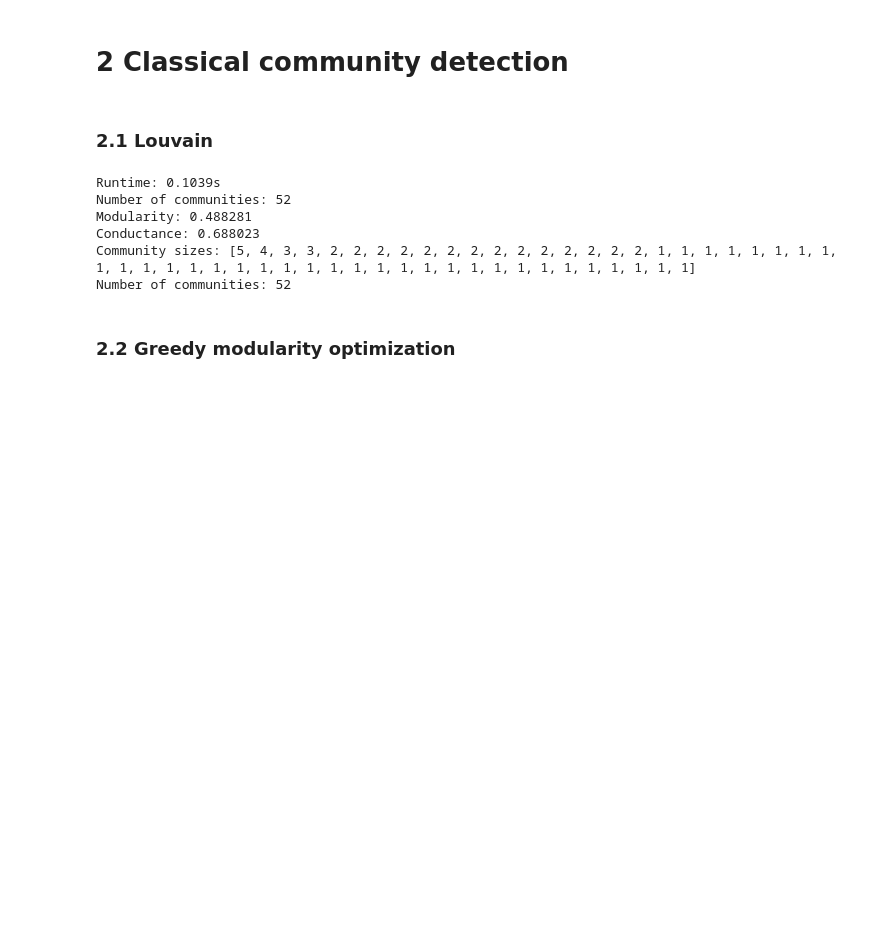
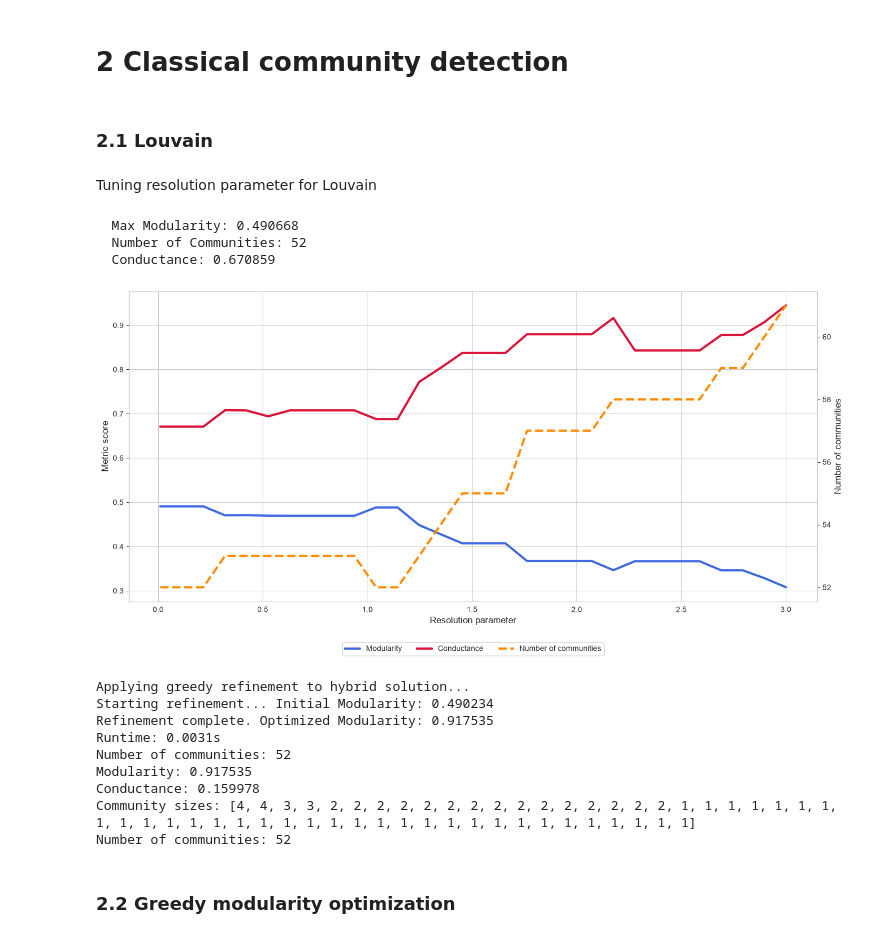
Before and after one commit to c-carolinel/jc, a Jupyter notebook: 2_community_detection.ipynb, the cells around one changed output. Drawn from its saved outputs; the diff is of its cells as text; code cells hidden in the pictures; blank space fills up the shorter version.

Commit message:
fixed louvain resolution & added refinement to everything..aka point3

```diff
--- a/2_community_detection.ipynb
+++ b/2_community_detection.ipynb
@@ -145,13 +180,72 @@ def compute_conductance(partition, A):
 # %% [markdown]
 ### 2.1 Louvain
+# %% [markdown]
+Tuning resolution parameter for Louvain
+# %%
+resolution_range = np.linspace(0.01, 3.0, 30)
+tuning_results = []
+for res in resolution_range:
+    start_time = time.time()
+    # run Louvain with specified resolution
+    communities_louvain = list(nx.community.louvain_communities(G_undirected, seed=42, resolution=res))
+    runtime = time.time() - start_time
+
+    # calculate/post process
+    partition_louvain = communities_to_partition(communities_louvain)
+    modularity_louvain = compute_modularity(partition_louvain, A)
+    conductance_louvain = compute_conductance(partition_louvain, A)
+
+    tuning_results.append({
+        'resolution': res,
+        'num_communities': len(communities_louvain),
+        'modularity': modularity_louvain,
+        'conductance': conductance_louvain,
+        'runtime': runtime
+    })
+
+df_tuning = pd.DataFrame(tuning_results)
+
+best_mod_row = df_tuning.loc[df_tuning['modularity'].idxmax()]
+
+print(f"  Max Modularity: {best_mod_row['modularity']:.6f}")
+print(f"  Number of Communities: {int(best_mod_row['num_communities'])}")
+print(f"  Conductance: {best_mod_row['conductance']:.6f}")
+
+fig, ax1 = plt.subplots(figsize=(14, 7))
+
+sns.lineplot(data=df_tuning, x='resolution', y='modularity', ax=ax1, label='Modularity', color='royalblue',linewidth=3)
+sns.lineplot(data=df_tuning, x='resolution', y='conductance', ax=ax1, label='Conductance', color='crimson', linewidth=3)
+ax1.set_ylabel('Metric score', fontsize=12)
+ax1.set_xlabel('Resolution parameter', fontsize=12)
+
+ax2 = ax1.twinx()
+sns.lineplot(data=df_tuning, x='resolution', y='num_communities', ax=ax2, label='Number of communities', color='darkorange', linestyle='--', linewidth=3)
+ax2.set_ylabel('Number of communities', fontsize=12)
+ax2.grid(False)
+
+# sync legends
+lines1, labels1 = ax1.get_legend_handles_labels()
+lines2, labels2 = ax2.get_legend_handles_labels()
+ax1.get_legend().remove()
+ax2.legend(lines1 + lines2, labels1 + labels2, loc='upper center', bbox_to_anchor=(0.5, -0.12), ncol=3, frameon=True)
+
+plt.tight_layout()
+plt.show()
+# %% [output]
+  Max Modularity: 0.490668
+  Number of Communities: 52
+  Conductance: 0.670859
+[figure, added]
 # %%
 start_time = time.time()
-communities_louvain = list(nx.community.louvain_communities(G_undirected, seed=42))
+#maximized modularity & lowest conductance at resolution = 0.5
+communities_louvain = list(nx.community.louvain_communities(G_undirected, seed=42, resolution=0.5))
 louvain_runtime = time.time() - start_time
 
 partition_louvain = communities_to_partition(communities_louvain)
-modularity_louvain = compute_modularity(partition_louvain, A)
-conductance_louvain = compute_conductance(partition_louvain, A)
+partition_louvain_optimized = greedy_refinement(A, partition_louvain)
+modularity_louvain = compute_modularity(partition_louvain_optimized, A)
+conductance_louvain = compute_conductance(partition_louvain_optimized, A)
 
 print(f"Runtime: {louvain_runtime:.4f}s")
 print(f"Number of communities: {len(communities_louvain)}")
@@ -160,11 +254,14 @@ print(f"Conductance: {conductance_louvain:.6f}")
 print(f"Community sizes: {sorted([len(c) for c in communities_louvain], reverse=True)}")
 print(f"Number of communities: {len(communities_louvain)}")
 # %% [output]
-Runtime: 0.1039s
+Applying greedy refinement to hybrid solution...
+Starting refinement... Initial Modularity: 0.490234
+Refinement complete. Optimized Modularity: 0.917535
+Runtime: 0.0031s
 Number of communities: 52
-Modularity: 0.488281
-Conductance: 0.688023
-Community sizes: [5, 4, 3, 3, 2, 2, 2, 2, 2, 2, 2, 2, 2, 2, 2, 2, 2, 2, 1, 1, 1, 1, 1, 1, 1, 1, 1, 1, 1, 1, 1, 1, 1, 1, 1, 1, 1, 1, 1, 1, 1, 1, 1, 1, 1, 1, 1, 1, 1, 1, 1, 1]
+Modularity: 0.917535
+Conductance: 0.159978
+Community sizes: [4, 4, 3, 3, 2, 2, 2, 2, 2, 2, 2, 2, 2, 2, 2, 2, 2, 2, 2, 1, 1, 1, 1, 1, 1, 1, 1, 1, 1, 1, 1, 1, 1, 1, 1, 1, 1, 1, 1, 1, 1, 1, 1, 1, 1, 1, 1, 1, 1, 1, 1, 1]
 Number of communities: 52
 # %% [markdown]
 ### 2.2 Greedy modularity optimization
```
Also changed, not shown: parts of 10 cells of this notebook, 11 other files.
